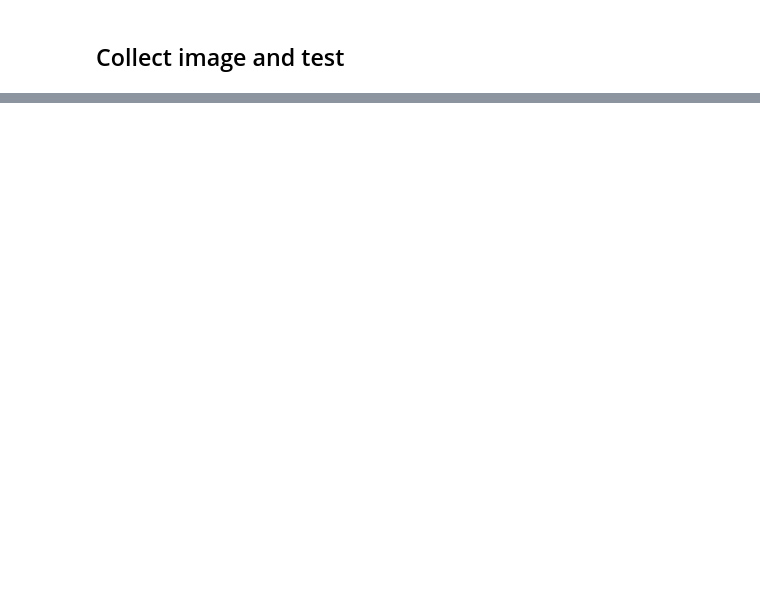
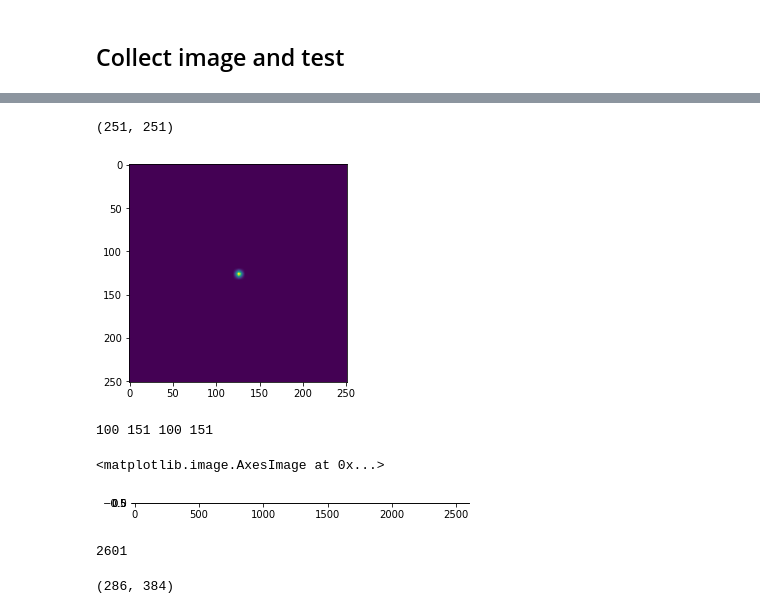
Before and after one commit to pierreglaser/templatematching-mva, a Jupyter notebook: notebooks/train.ipynb, the cells around one changed output, grey strips where cells are left out. Drawn from its saved outputs; the diff is of its cells as text; code cells hidden in the pictures; blank space fills up the shorter version.

```diff
--- a/notebooks/train.ipynb
+++ b/notebooks/train.ipynb
@@ -89,3 +65,0 @@ class LinRegR2(object):
-# %%
-s = np.arange(10)
-Bik = make_k_th_order_spline(s, 3)
@@ -96,0 +158,18 @@ plt.plot(Bik(2))
+# %%
+
+lin = LinRegR2()
+lin.make_s_vector(Nx, Ny, Nk, Nl, np.array([patch]))
+# %% [output]
+(251, 251)
+[figure, added]
+100 151 100 151
+<matplotlib.image.AxesImage at 0x...>
+[figure, added]
+# %%
+51*51
+# %% [output]
+2601
+# %%
+image.shape
+# %% [output]
+(286, 384)
```
Also changed, not shown: parts of 9 cells of this notebook.
